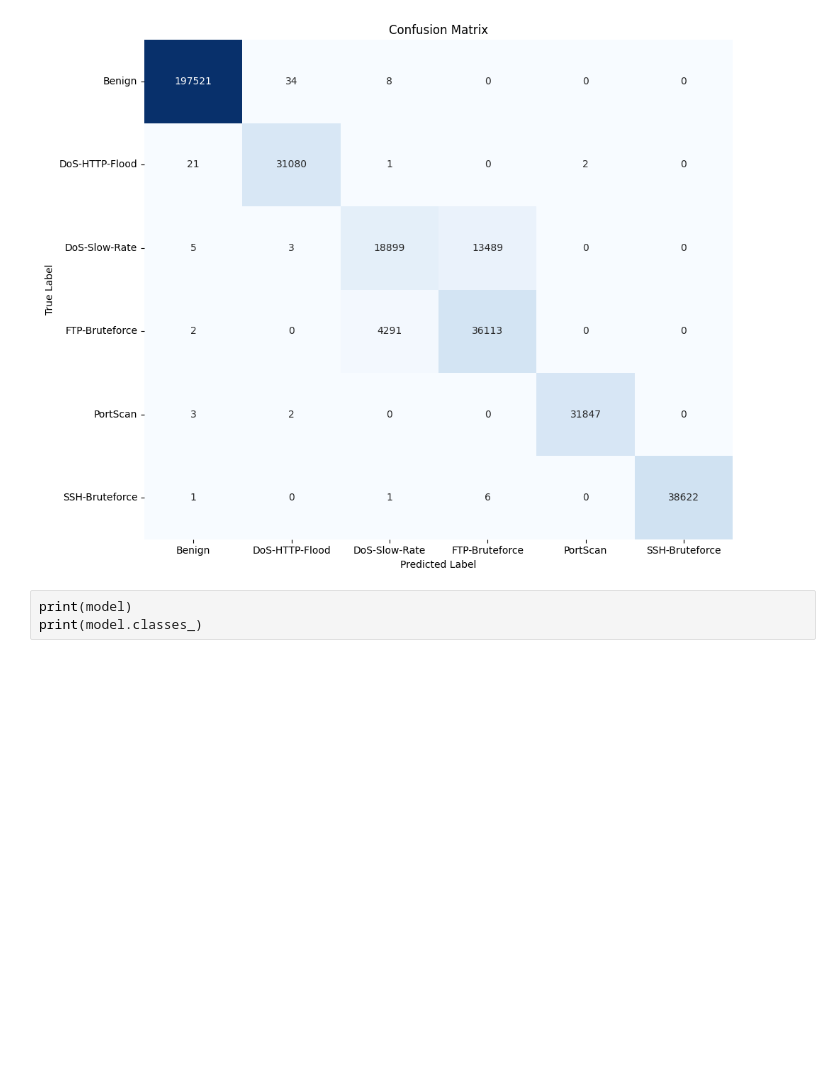
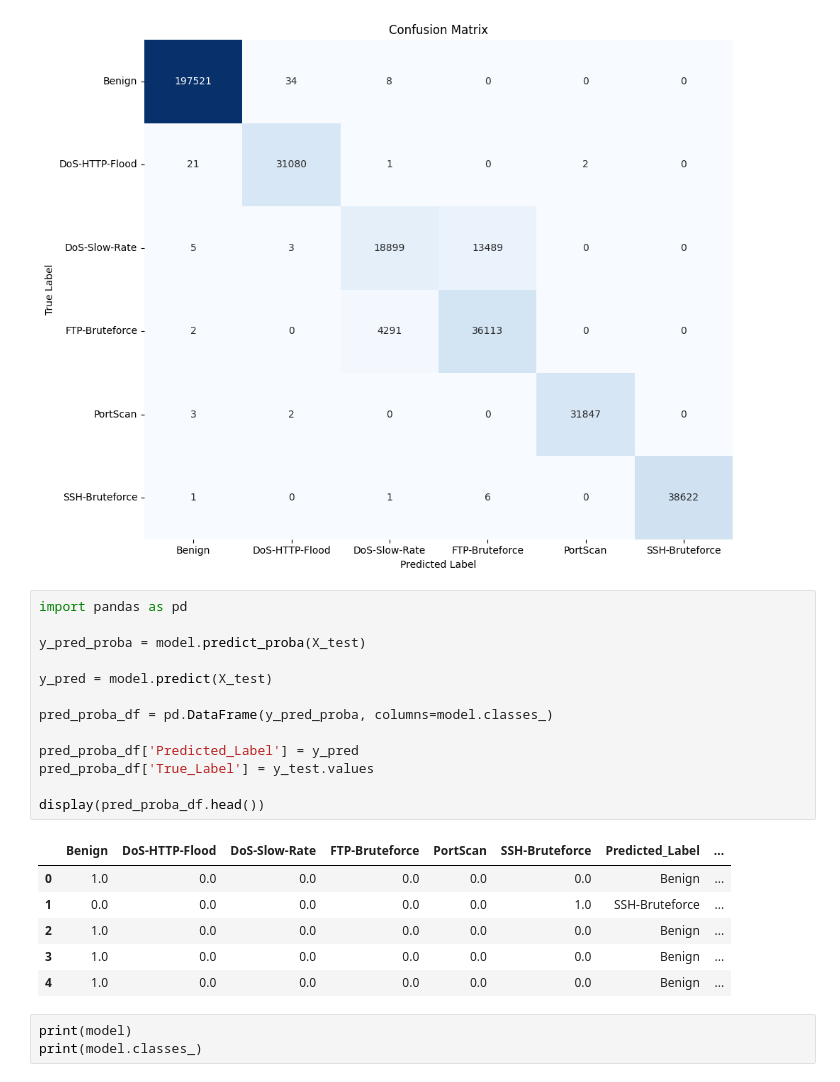
Before and after one commit to Mc4minta/AIB5-PcapAttackClassifier, a Jupyter notebook: ModelTraining/RandomForest400IntPortCIC1718.ipynb, the cells around one changed output. Cells and saved outputs as stored; diff of their text form; blank space fills up the shorter version.

Commit message:
Modified RandomForest400IntPortCIC1718.ipynb using Colab

```diff
--- a/ModelTraining/RandomForest400IntPortCIC1718.ipynb
+++ b/ModelTraining/RandomForest400IntPortCIC1718.ipynb
@@ -226,6 +226,26 @@ plt.tight_layout()
 plt.show()
 # %% [output]
 [figure]
+# %%
+import pandas as pd
+
+y_pred_proba = model.predict_proba(X_test)
+
+y_pred = model.predict(X_test)
+
+pred_proba_df = pd.DataFrame(y_pred_proba, columns=model.classes_)
+
+pred_proba_df['Predicted_Label'] = y_pred
+pred_proba_df['True_Label'] = y_test.values
+
+display(pred_proba_df.head())
+# %% [output]
+|  | Benign | DoS-HTTP-Flood | DoS-Slow-Rate | FTP-Bruteforce | PortScan | SSH-Bruteforce | Predicted_Label | ... |
+| 0 | 1.0 | 0.0 | 0.0 | 0.0 | 0.0 | 0.0 | Benign | ... |
+| 1 | 0.0 | 0.0 | 0.0 | 0.0 | 0.0 | 1.0 | SSH-Bruteforce | ... |
+| 2 | 1.0 | 0.0 | 0.0 | 0.0 | 0.0 | 0.0 | Benign | ... |
+| 3 | 1.0 | 0.0 | 0.0 | 0.0 | 0.0 | 0.0 | Benign | ... |
+| 4 | 1.0 | 0.0 | 0.0 | 0.0 | 0.0 | 0.0 | Benign | ... |
 # %%
 print(model)
 print(model.classes_)
```
